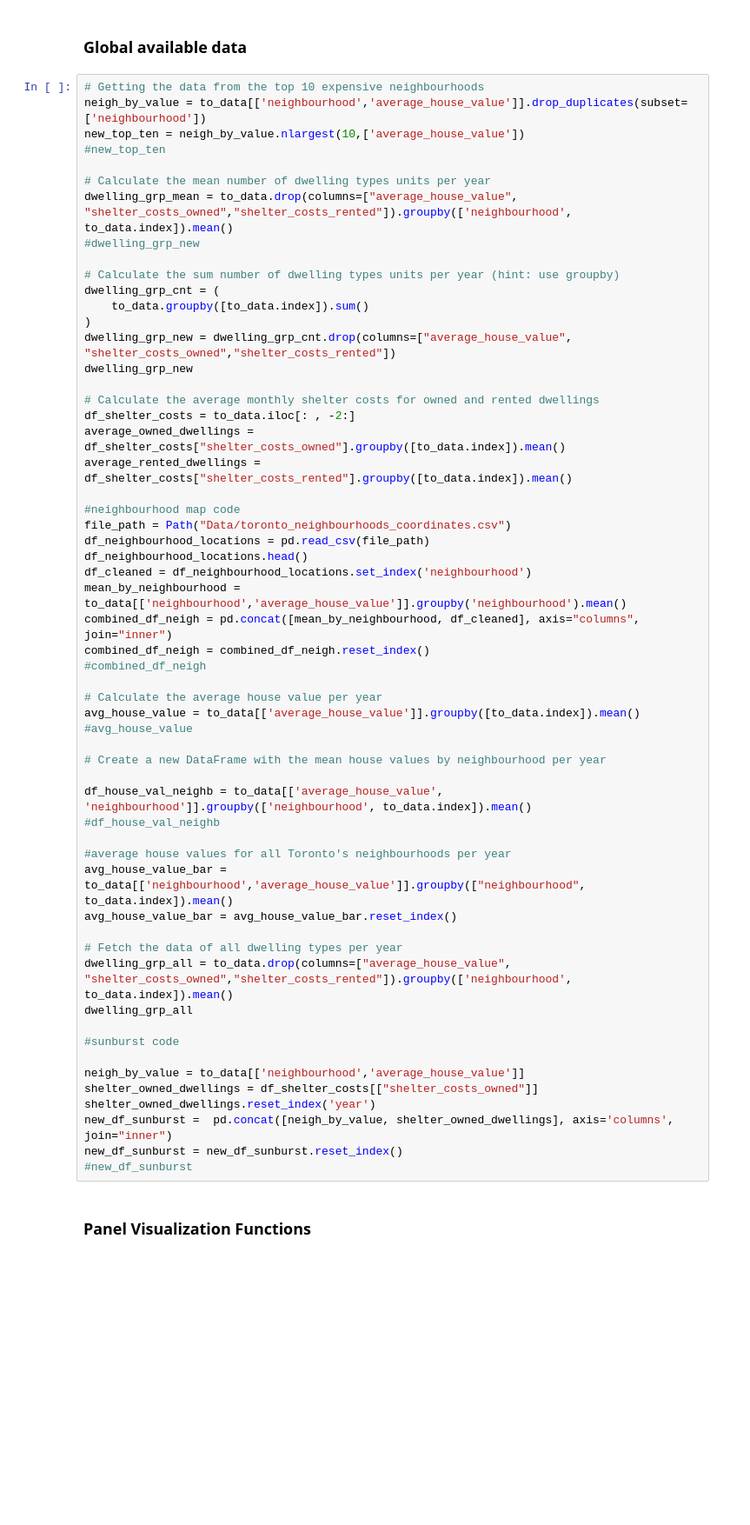
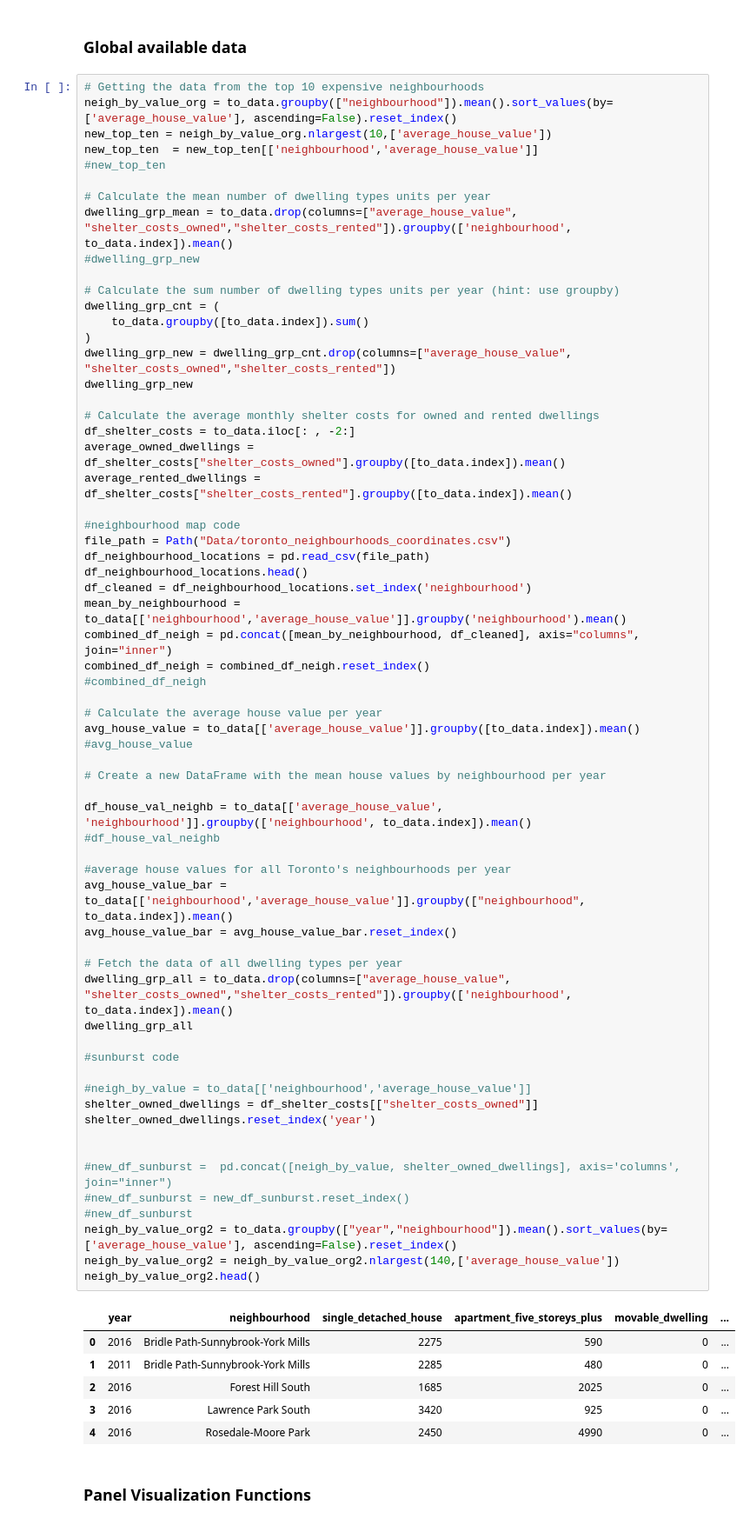
Before and after one commit to benjaminweymouth/pythonic-monopoly-pyviz-mapbox, a Jupyter notebook: dashboard.ipynb, the cells around one changed output. Shown at 87% size. Saved outputs shown, nothing was run; the diff lists cells and outputs as text; blank space fills up the shorter version.

Commit message:
refactoring sunburst

```diff
--- a/dashboard.ipynb
+++ b/dashboard.ipynb
@@ -58,8 +58,9 @@ Note: Remove any `.show()` lines from the code. We want to return the plots inst
 ### Global available data
 # %%
 # Getting the data from the top 10 expensive neighbourhoods
-neigh_by_value = to_data[['neighbourhood','average_house_value']].drop_duplicates(subset=['neighbourhood'])
-new_top_ten = neigh_by_value.nlargest(10,['average_house_value'])
+neigh_by_value_org = to_data.groupby(["neighbourhood"]).mean().sort_values(by=['average_house_value'], ascending=False).reset_index()
+new_top_ten = neigh_by_value_org.nlargest(10,['average_house_value'])
+new_top_ten  = new_top_ten[['neighbourhood','average_house_value']]
 #new_top_ten
 
 # Calculate the mean number of dwelling types units per year
@@ -83,36 +84,48 @@ file_path = Path("Data/toronto_neighbourhoods_coordinates.csv")
 df_neighbourhood_locations = pd.read_csv(file_path)
 df_neighbourhood_locations.head()
 df_cleaned = df_neighbourhood_locations.set_index('neighbourhood')
 mean_by_neighbourhood = to_data[['neighbourhood','average_house_value']].groupby('neighbourhood').mean()
 combined_df_neigh = pd.concat([mean_by_neighbourhood, df_cleaned], axis="columns", join="inner")
 combined_df_neigh = combined_df_neigh.reset_index()
 #combined_df_neigh
 
 # Calculate the average house value per year
 avg_house_value = to_data[['average_house_value']].groupby([to_data.index]).mean()
 #avg_house_value
 
 # Create a new DataFrame with the mean house values by neighbourhood per year
 
 df_house_val_neighb = to_data[['average_house_value', 'neighbourhood']].groupby(['neighbourhood', to_data.index]).mean()
 #df_house_val_neighb
 
 #average house values for all Toronto's neighbourhoods per year
 avg_house_value_bar = to_data[['neighbourhood','average_house_value']].groupby(["neighbourhood", to_data.index]).mean()
 avg_house_value_bar = avg_house_value_bar.reset_index()
 
 # Fetch the data of all dwelling types per year
 dwelling_grp_all = to_data.drop(columns=["average_house_value", "shelter_costs_owned","shelter_costs_rented"]).groupby(['neighbourhood', to_data.index]).mean()
 dwelling_grp_all
 
 #sunburst code
 
-neigh_by_value = to_data[['neighbourhood','average_house_value']]
+#neigh_by_value = to_data[['neighbourhood','average_house_value']]
 shelter_owned_dwellings = df_shelter_costs[["shelter_costs_owned"]]
 shelter_owned_dwellings.reset_index('year')
-new_df_sunburst =  pd.concat([neigh_by_value, shelter_owned_dwellings], axis='columns', join="inner")
-new_df_sunburst = new_df_sunburst.reset_index()
+
+
+#new_df_sunburst =  pd.concat([neigh_by_value, shelter_owned_dwellings], axis='columns', join="inner")
+#new_df_sunburst = new_df_sunburst.reset_index()
 #new_df_sunburst
+neigh_by_value_org2 = to_data.groupby(["year","neighbourhood"]).mean().sort_values(by=['average_house_value'], ascending=False).reset_index()
+neigh_by_value_org2 = neigh_by_value_org2.nlargest(140,['average_house_value'])
+neigh_by_value_org2.head()
+# %% [output]
+|  | year | neighbourhood | single_detached_house | apartment_five_storeys_plus | movable_dwelling | ... |
+| 0 | 2016 | Bridle Path-Sunnybrook-York Mills | 2275 | 590 | 0 | ... |
+| 1 | 2011 | Bridle Path-Sunnybrook-York Mills | 2285 | 480 | 0 | ... |
+| 2 | 2016 | Forest Hill South | 1685 | 2025 | 0 | ... |
+| 3 | 2016 | Lawrence Park South | 3420 | 925 | 0 | ... |
+| 4 | 2016 | Rosedale-Moore Park | 2450 | 4990 | 0 | ... |
 # %% [markdown]
 ### Panel Visualization Functions
 # %%
```
Also changed, not shown: parts of 2 cells of this notebook.
